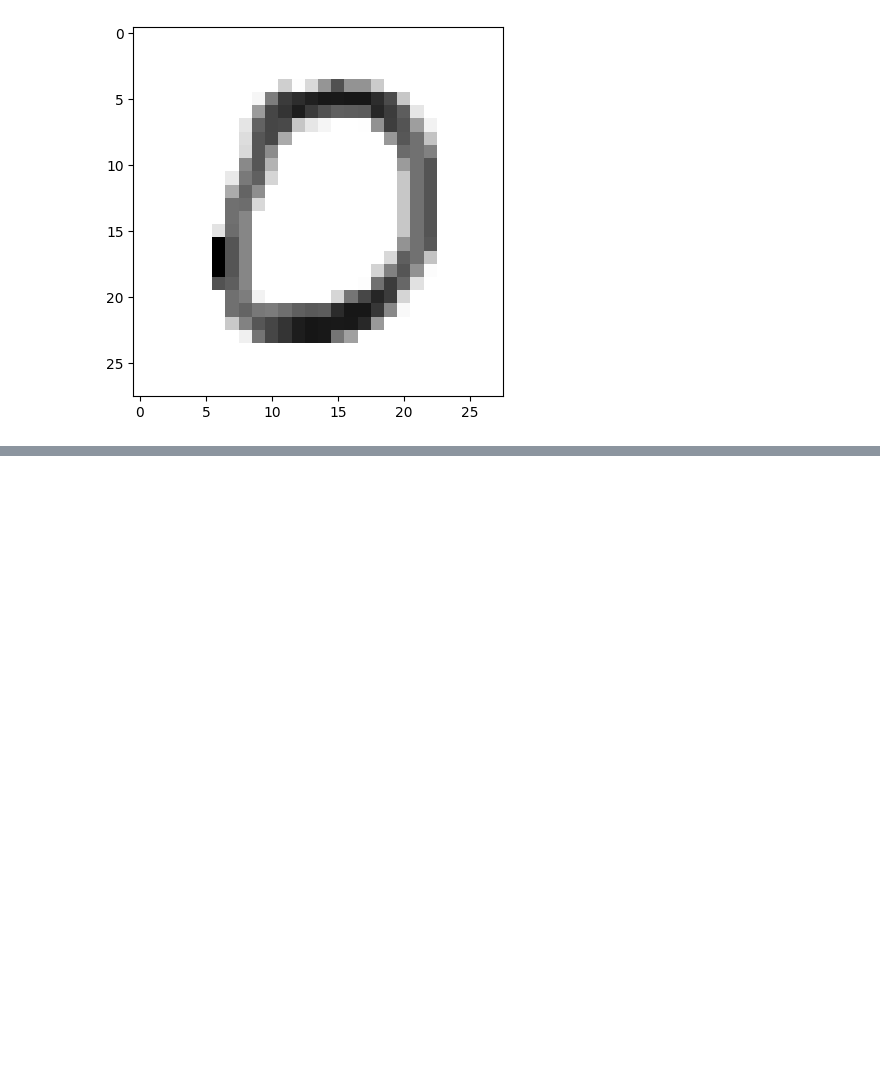
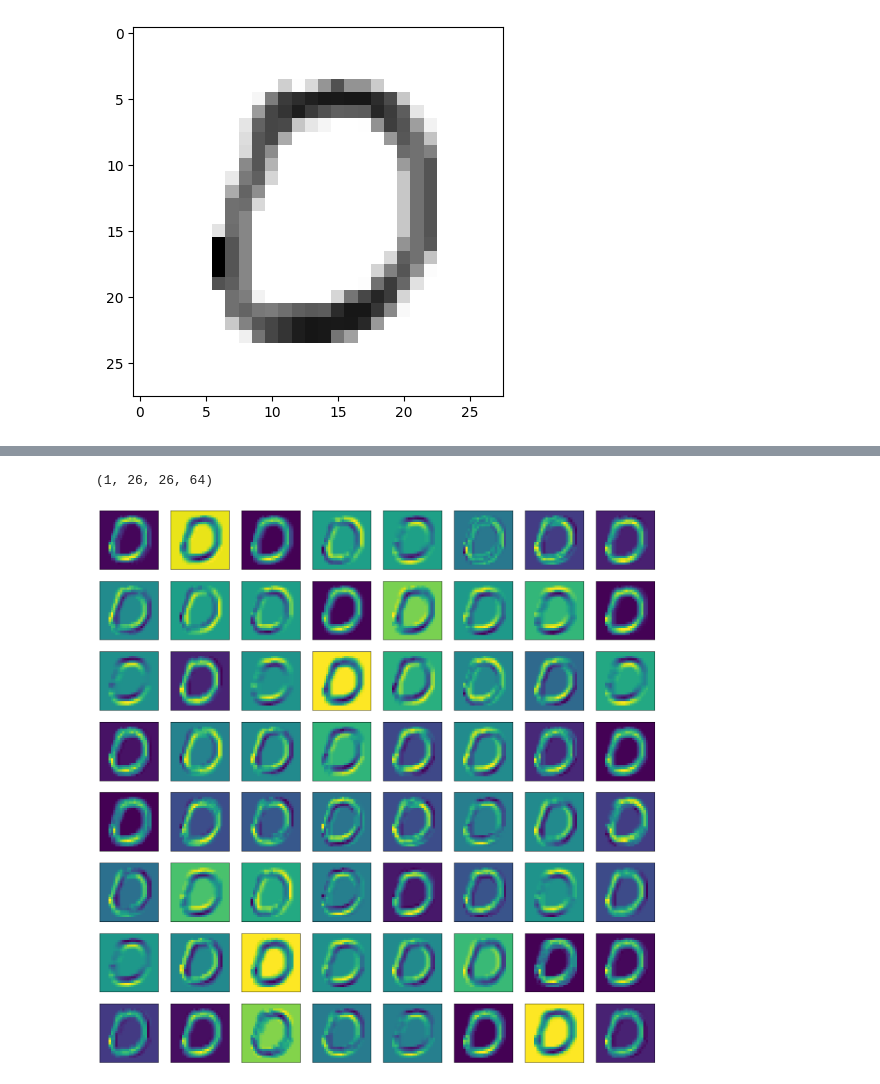
Before and after one commit to NT-Loi/Handwritten_Digit_Recognition_MNIST, a Jupyter notebook: run.ipynb, the cells around one changed output, grey strips where cells are left out. Cells and saved outputs as stored; diff of their text form; code cells hidden in the pictures; blank space fills up the shorter version.

Commit message:
Visualize output after conv layer

```diff
--- a/run.ipynb
+++ b/run.ipynb
@@ -3,5 +3,5 @@ import tensorflow as tf
 # %%
-mnist = tf.keras.datasets.mnist
+mnist = keras.datasets.mnist
 # %%
 (X_train, y_train), (X_test, y_test) = mnist.load_data()
 # %%
@@ -38,8 +38,8 @@ print(X_train[0])
  [  0   0   0   0   0   0   0   0   0   0   0   0   0   0   0   0   0   0
     0   0   0   0   0   0   0   0   0   0]]
 # %%
-X_train = tf.keras.utils.normalize(X_train, axis = 1)
-X_test = tf.keras.utils.normalize(X_test, axis = 1)
+X_train = keras.utils.normalize(X_train, axis = 1)
+X_test = keras.utils.normalize(X_test, axis = 1)
 plt.imshow(X_train[0], cmap = plt.cm.binary)
 # %% [output]
 <matplotlib.image.AxesImage at 0x...>
@@ -176,3 +182,10 @@ plt.imshow(X_test[10], cmap = plt.cm.binary)
 # %% [output]
 <matplotlib.image.AxesImage at 0x...>
 [figure]
+# %%
+layer_outputs = [layer.output for layer in model.layers[:9]]
+
+activation_model = models.Model(inputs=model.inputs, outputs=layer_outputs)
+
+# Get activations for a single image
+activations = activation_model.predict(X_testr[10].reshape(-1, 28, 28, 1))
@@ -178,0 +194,16 @@ plt.imshow(X_test[10], cmap = plt.cm.binary)
+# %%
+conv2d1_output = activations[0]
+# shape of first layer activation
+print(conv2d1_output.shape)
+
+plt.figure(figsize=(20,20))
+for i in range(conv2d1_output.shape[3]):
+    plt.subplot(8,8,i+1)
+    plt.xticks([])
+    plt.yticks([])
+    plt.grid(False)
+    plt.imshow(conv2d1_output[0, :, :, i], cmap ='viridis')
+plt.show()
+# %% [output]
+(1, 26, 26, 64)
+[figure, added]
```
Also changed, not shown: parts of 15 cells of this notebook.
